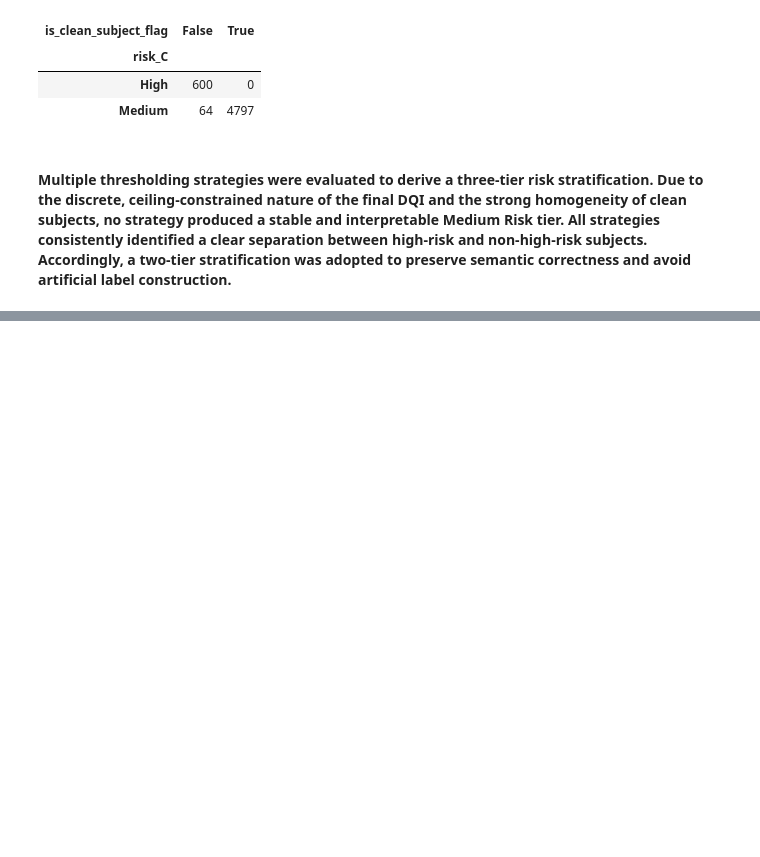
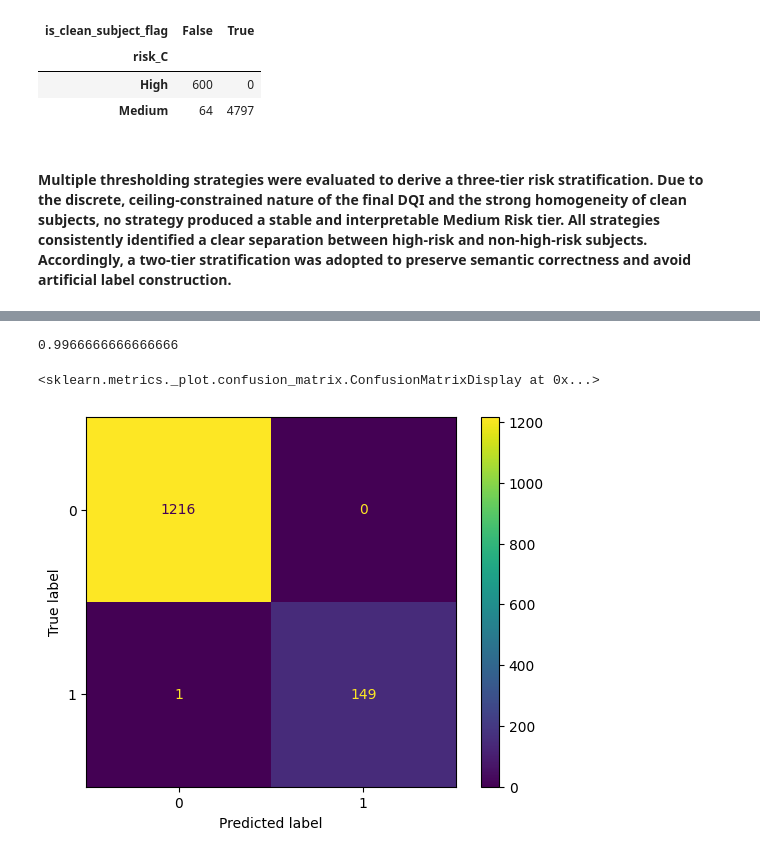
Before and after one commit to Saber0722/Operational-Dataflow, a Jupyter notebook: notebooks/model_traiing.ipynb, the cells around one changed output, grey strips where cells are left out. Cells and saved outputs as stored; diff of their text form; code cells hidden in the pictures; blank space fills up the shorter version.

```diff
--- a/notebooks/model_traiing.ipynb
+++ b/notebooks/model_traiing.ipynb
@@ -281,0 +565,4 @@ pd.crosstab(df["risk_C"], df["is_clean_subject_flag"])
+# %%
+# predictions
+y_pred_tree = tree.predict(X_test)
+y_prob_tree = tree.predict_proba(X_test)[:, 1]
@@ -281,0 +583,17 @@ pd.crosstab(df["risk_C"], df["is_clean_subject_flag"])
+# %%
+from sklearn.metrics import roc_auc_score
+
+roc_auc_score(y_test, y_prob_tree)
+# %% [output]
+0.9966666666666666
+# %%
+from sklearn.metrics import ConfusionMatrixDisplay
+
+ConfusionMatrixDisplay.from_predictions(
+    y_test,
+    y_pred_tree,
+    values_format="d"
+)
+# %% [output]
+<sklearn.metrics._plot.confusion_matrix.ConfusionMatrixDisplay at 0x...>
+[figure, added]
```
Also changed, not shown: parts of 34 cells of this notebook, 5 other files.
